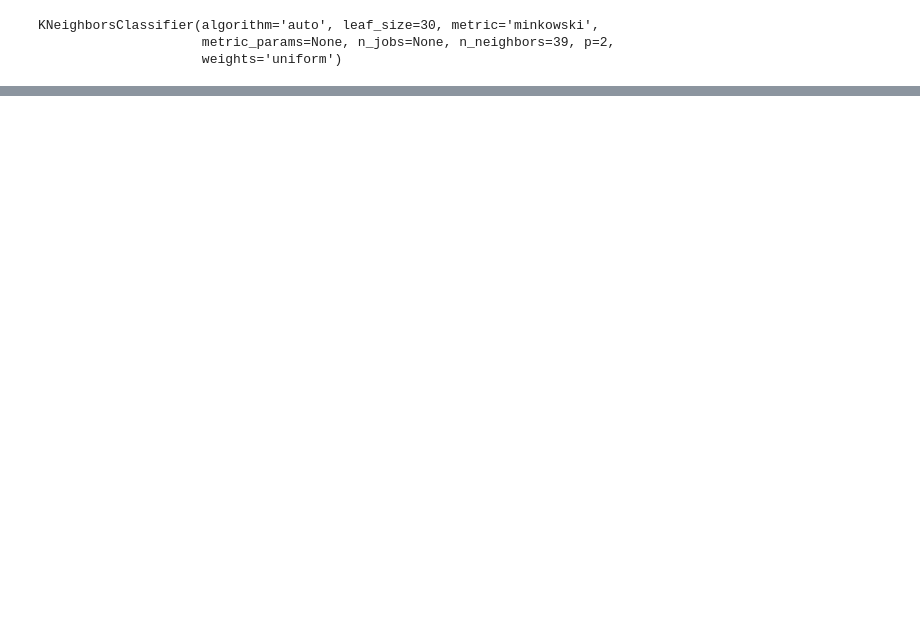
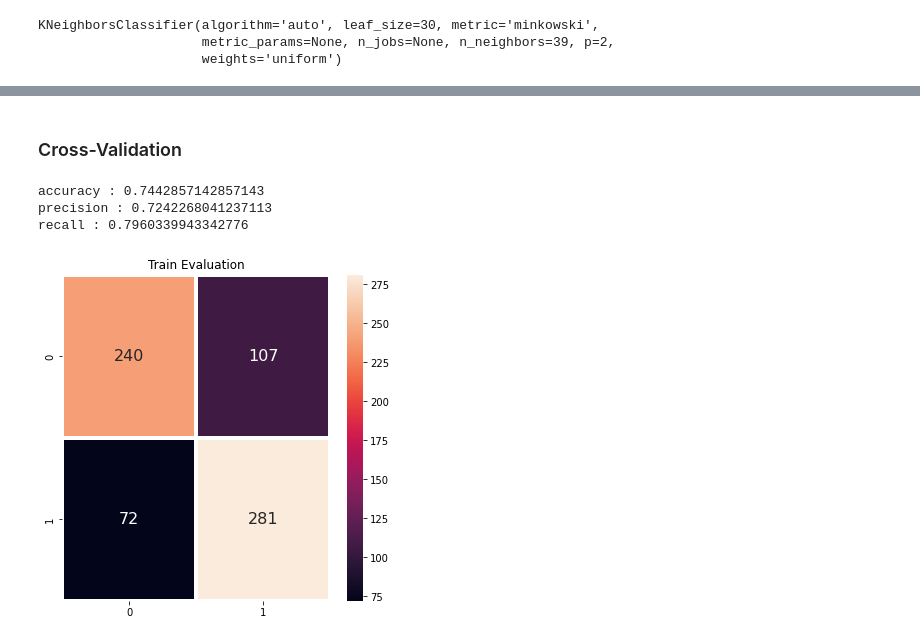
Before and after one commit to taqiyyaghazi/diabetes-prediction-with-machine-learning, a Jupyter notebook: diabetes_classification.ipynb, the cells around one changed output, grey strips where cells are left out. Cells and saved outputs as stored; diff of their text form; code cells hidden in the pictures; blank space fills up the shorter version.

```diff
--- a/diabetes_classification.ipynb
+++ b/diabetes_classification.ipynb
@@ -427,0 +431,11 @@ model2 = RandomForestClassifier
+# %%
+model2 = RandomForestClassifier(bootstrap=True, ccp_alpha=0.0, class_weight=None,
+                       criterion='gini', max_depth=9, max_features='auto',
+                       max_leaf_nodes=6, max_samples=None,
+                       min_impurity_decrease=0.0, min_impurity_split=None,
+                       min_samples_leaf=1, min_samples_split=4,
+                       min_weight_fraction_leaf=0.0, n_estimators=7,
+                       n_jobs=None, oob_score=False, random_state=None,
+                       verbose=0, warm_start=False)
+# %%
+model2.fit(X_train, y_train)
@@ -427,0 +451,15 @@ model2 = RandomForestClassifier
+# %% [markdown]
+### Cross-Validation
+# %%
+y_train_pred=model.predict(X_train)
+y_test_pred=model.predict(X_test)
+# %%
+cm_train=confusion_matrix(y_train, y_train_pred)
+cm_test=confusion_matrix(y_test, y_test_pred)
+# %%
+basic_eval('Train',cm_train)
+# %% [output]
+accuracy : 0.7442857142857143
+precision : 0.7242268041237113
+recall : 0.7960339943342776
+[figure, added]
```
Also changed, not shown: parts of 36 cells of this notebook.
